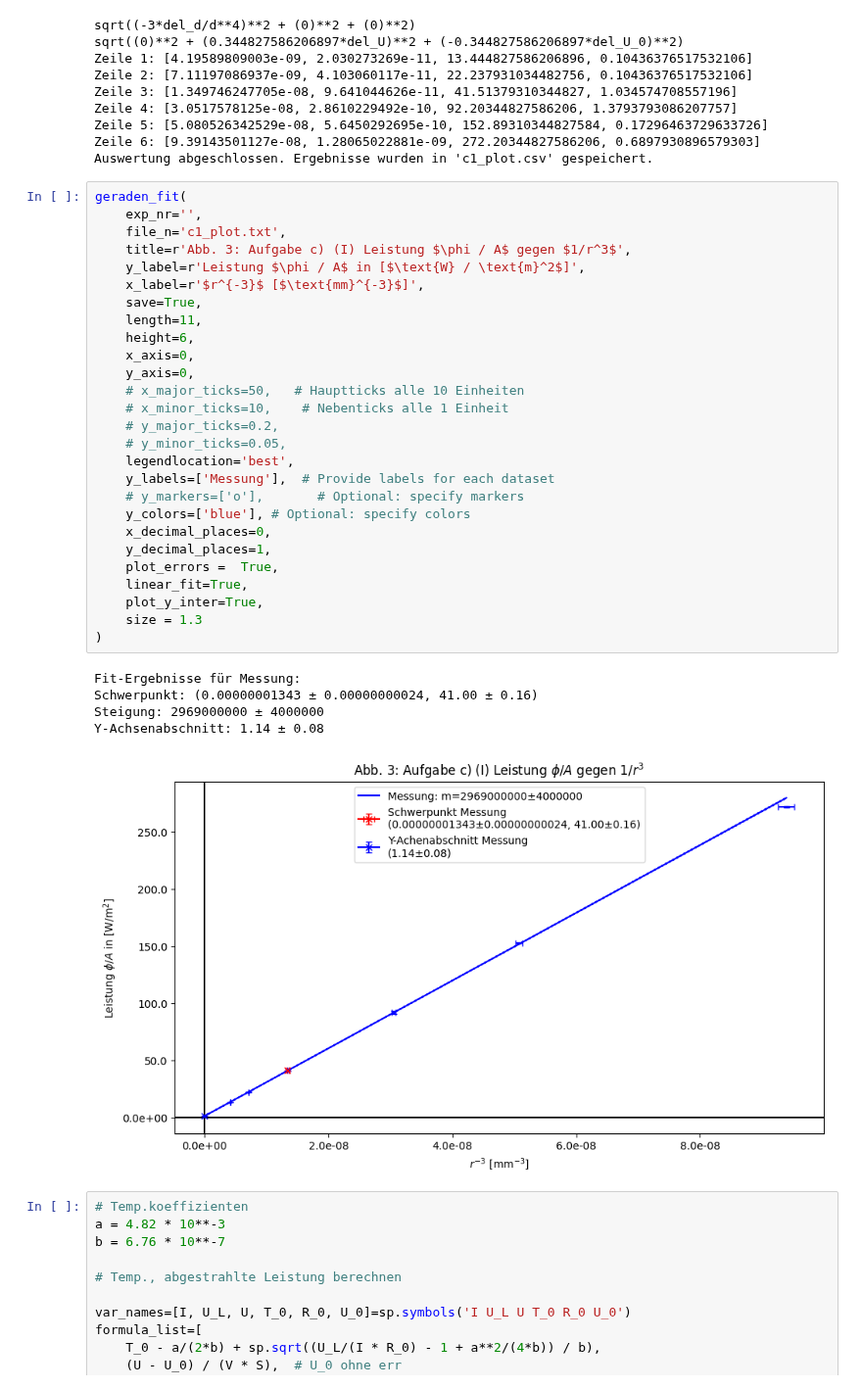
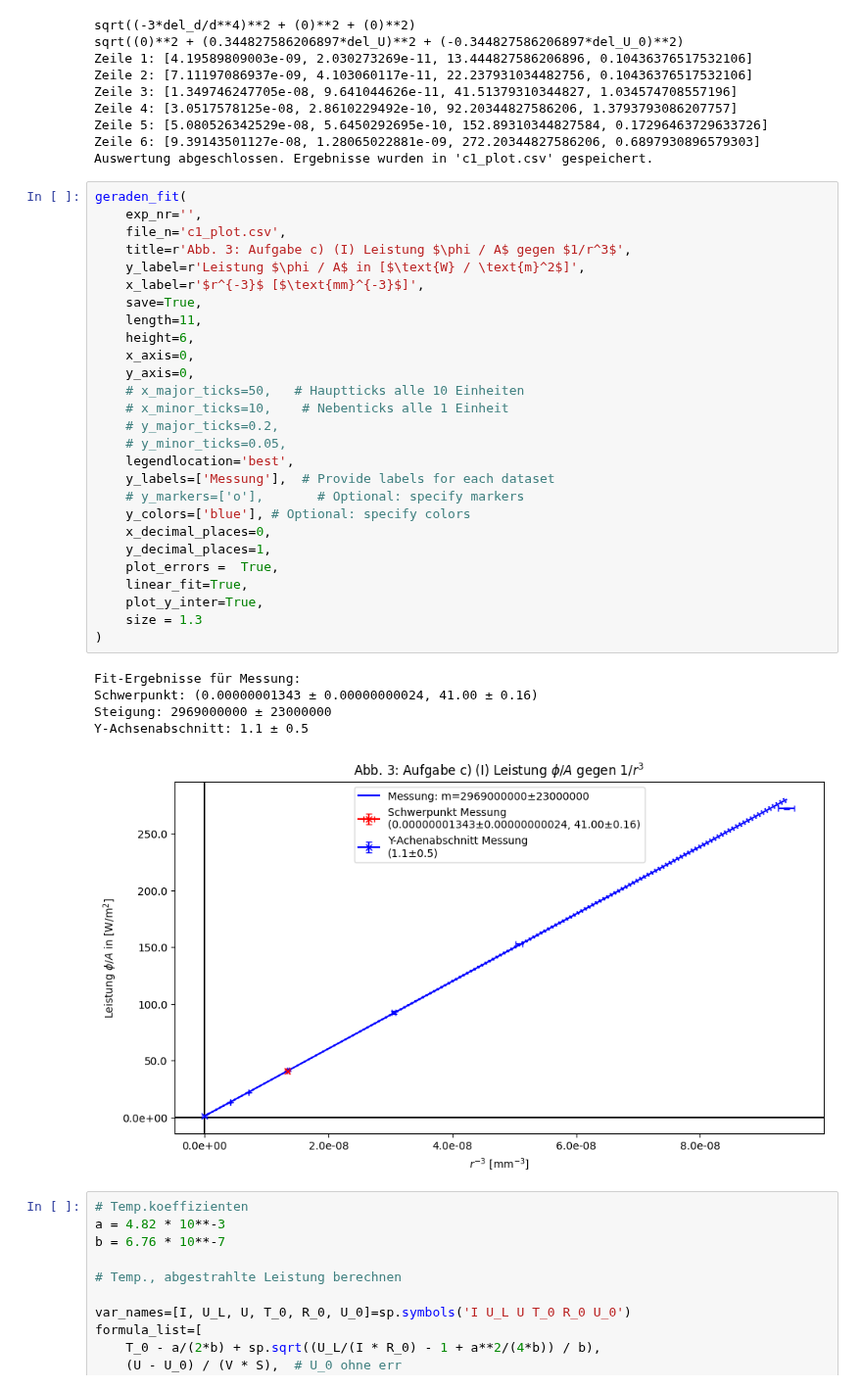
Before and after one commit to Patrixon0/data-analysis-plotting-tool, a Jupyter notebook: P3/Theo_Patrick/372/372_main.ipynb, the cells around one changed output. Shown at 98% size. Saved outputs shown, nothing was run; the diff lists cells and outputs as text.

```diff
--- a/P3/Theo_Patrick/372/372_main.ipynb
+++ b/P3/Theo_Patrick/372/372_main.ipynb
@@ -202,36 +203,36 @@ Auswertung abgeschlossen. Ergebnisse wurden in 'c1_plot.csv' gespeichert.
 # %%
 geraden_fit(
     exp_nr='',
-    file_n='c1_plot.txt',
+    file_n='c1_plot.csv',
     title=r'Abb. 3: Aufgabe c) (I) Leistung $\phi / A$ gegen $1/r^3$',
     y_label=r'Leistung $\phi / A$ in [$\text{W} / \text{m}^2$]',
     x_label=r'$r^{-3}$ [$\text{mm}^{-3}$]',
     save=True,
     length=11,
     height=6,
     x_axis=0,
     y_axis=0,
     # x_major_ticks=50,   # Hauptticks alle 10 Einheiten
     # x_minor_ticks=10,    # Nebenticks alle 1 Einheit
     # y_major_ticks=0.2,
     # y_minor_ticks=0.05,
     legendlocation='best',
     y_labels=['Messung'],  # Provide labels for each dataset
     # y_markers=['o'],       # Optional: specify markers
     y_colors=['blue'], # Optional: specify colors
     x_decimal_places=0,
     y_decimal_places=1,
     plot_errors =  True,
     linear_fit=True,
     plot_y_inter=True,
     size = 1.3
 )
 # %% [output]
 Fit-Ergebnisse für Messung:
 Schwerpunkt: (0.00000001343 ± 0.00000000024, 41.00 ± 0.16)
-Steigung: 2969000000 ± 4000000
-Y-Achsenabschnitt: 1.14 ± 0.08
+Steigung: 2969000000 ± 23000000
+Y-Achsenabschnitt: 1.1 ± 0.5
-[figure, old version]
+[figure, new version]
 # %%
 # Temp.koeffizienten
 a = 4.82 * 10**-3
```
Also changed, not shown: parts of 6 cells of this notebook, 10 other files.
